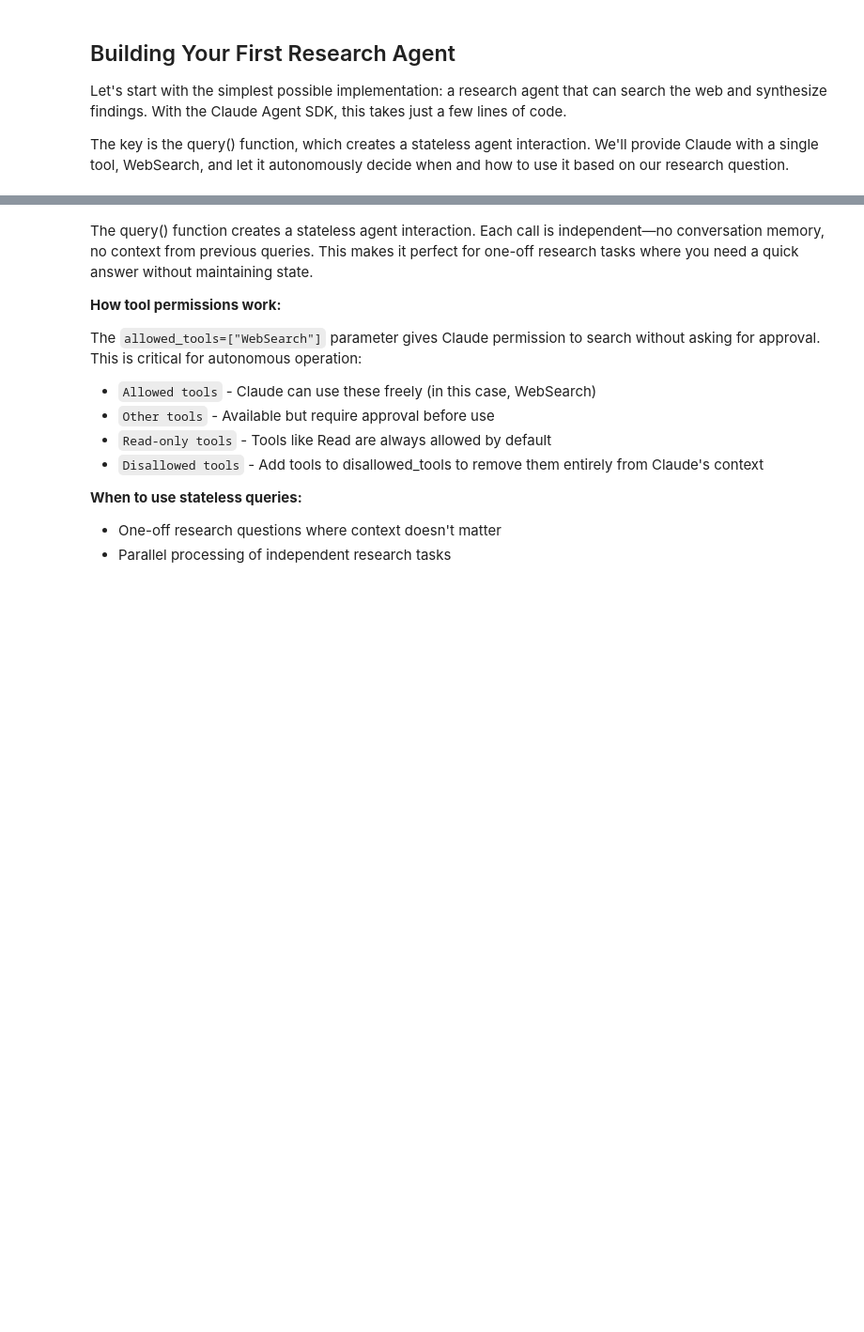
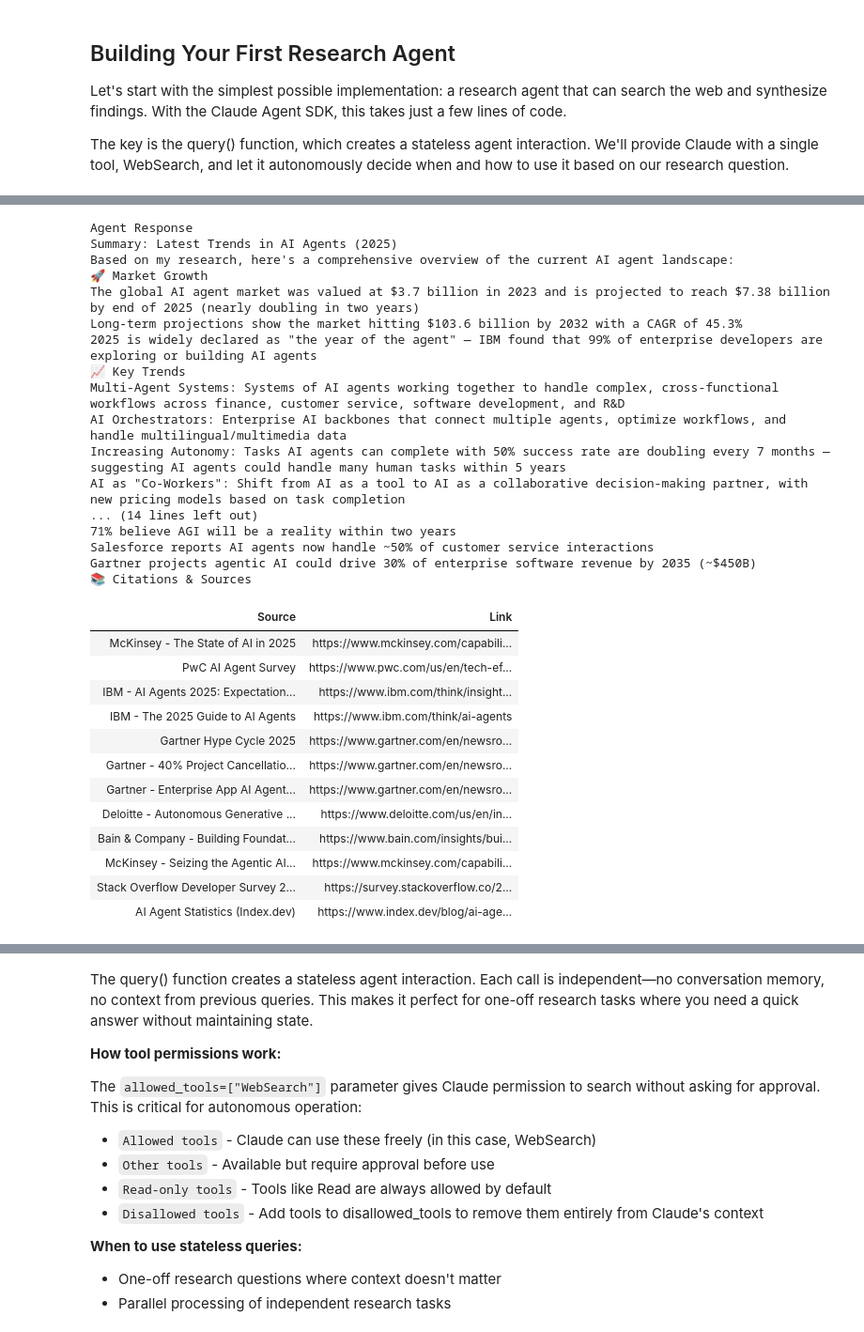
Before and after one commit to costiash/claude-cookbooks, a Jupyter notebook: claude_agent_sdk/00_The_one_liner_research_agent.ipynb, the cells around one changed output, grey strips where cells are left out. Shown at 94% size. Saved outputs shown, nothing was run; the diff lists cells and outputs as text; code cells hidden in the pictures; blank space fills up the shorter version.

```diff
--- a/claude_agent_sdk/00_The_one_liner_research_agent.ipynb
+++ b/claude_agent_sdk/00_The_one_liner_research_agent.ipynb
@@ -61,7 +61,7 @@ from dotenv import load_dotenv
 
 load_dotenv()
 
-MODEL = "claude-sonnet-4-5"
+MODEL = "claude-opus-4-5"
 # %% [markdown]
 ## Building Your First Research Agent
 
@@ -69,13 +69,17 @@ Let's start with the simplest possible implementation: a research agent that can
 
 The key is the query() function, which creates a stateless agent interaction. We'll provide Claude with a single tool, WebSearch, and let it autonomously decide when and how to use it based on our research question.
 # %%
+from utils.agent_visualizer import (
+    display_agent_response,
+    print_activity,
+)
+
 from claude_agent_sdk import ClaudeAgentOptions, query
-from utils.agent_visualizer import print_activity, print_final_result, print_html
 
 messages = []
 async for msg in query(
-    prompt="Research the latest trends in AI agents and give me a brief summary",
-    options=ClaudeAgentOptions(model="claude-sonnet-4-5", allowed_tools=["WebSearch"]),
+    prompt="Research the latest trends in AI agents and give me a brief summary and relevant citiations links.",
+    options=ClaudeAgentOptions(model=MODEL, allowed_tools=["WebSearch"]),
 ):
     print_activity(msg)
     messages.append(msg)
@@ -84,3 +94,34 @@ print_final_result(messages)
 # %%
-print_html(messages)
+display_agent_response(messages)
+# %% [output]
+Agent Response
+Summary: Latest Trends in AI Agents (2025)
+Based on my research, here's a comprehensive overview of the current AI agent landscape:
+🚀 Market Growth
+The global AI agent market was valued at $3.7 billion in 2023 and is projected to reach $7.38 billion by end of 2025 (nearly doubling in two years)
+Long-term projections show the market hitting $103.6 billion by 2032 with a CAGR of 45.3%
+2025 is widely declared as "the year of the agent" — IBM found that 99% of enterprise developers are exploring or building AI agents
+📈 Key Trends
+Multi-Agent Systems: Systems of AI agents working together to handle complex, cross-functional workflows across finance, customer service, software development, and R&D
+AI Orchestrators: Enterprise AI backbones that connect multiple agents, optimize workflows, and handle multilingual/multimedia data
+Increasing Autonomy: Tasks AI agents can complete with 50% success rate are doubling every 7 months — suggesting AI agents could handle many human tasks within 5 years
+AI as "Co-Workers": Shift from AI as a tool to AI as a collaborative decision-making partner, with new pricing models based on task completion
+... (14 lines left out)
+71% believe AGI will be a reality within two years
+Salesforce reports AI agents now handle ~50% of customer service interactions
+Gartner projects agentic AI could drive 30% of enterprise software revenue by 2035 (~$450B)
+📚 Citations & Sources
+| Source | Link |
+| McKinsey - The State of AI in 2025 | https://www.mckinsey.com/capabili... |
+| PwC AI Agent Survey | https://www.pwc.com/us/en/tech-ef... |
+| IBM - AI Agents 2025: Expectation... | https://www.ibm.com/think/insight... |
+| IBM - The 2025 Guide to AI Agents | https://www.ibm.com/think/ai-agents |
+| Gartner Hype Cycle 2025 | https://www.gartner.com/en/newsro... |
+| Gartner - 40% Project Cancellatio... | https://www.gartner.com/en/newsro... |
+| Gartner - Enterprise App AI Agent... | https://www.gartner.com/en/newsro... |
+| Deloitte - Autonomous Generative ... | https://www.deloitte.com/us/en/in... |
+| Bain & Company - Building Foundat... | https://www.bain.com/insights/bui... |
+| McKinsey - Seizing the Agentic AI... | https://www.mckinsey.com/capabili... |
+| Stack Overflow Developer Survey 2... | https://survey.stackoverflow.co/2... |
+| AI Agent Statistics (Index.dev) | https://www.index.dev/blog/ai-age... |
 # %% [markdown]
```
Also changed, not shown: parts of 17 cells of this notebook, 11 other files.
